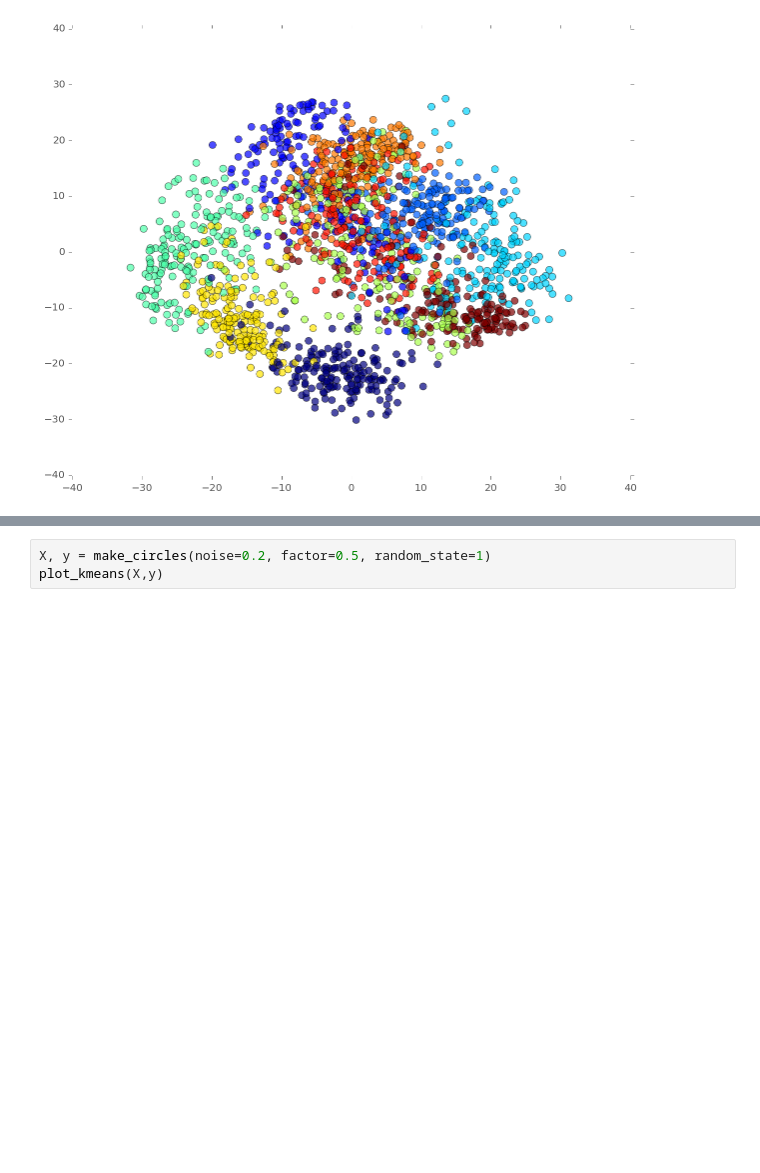
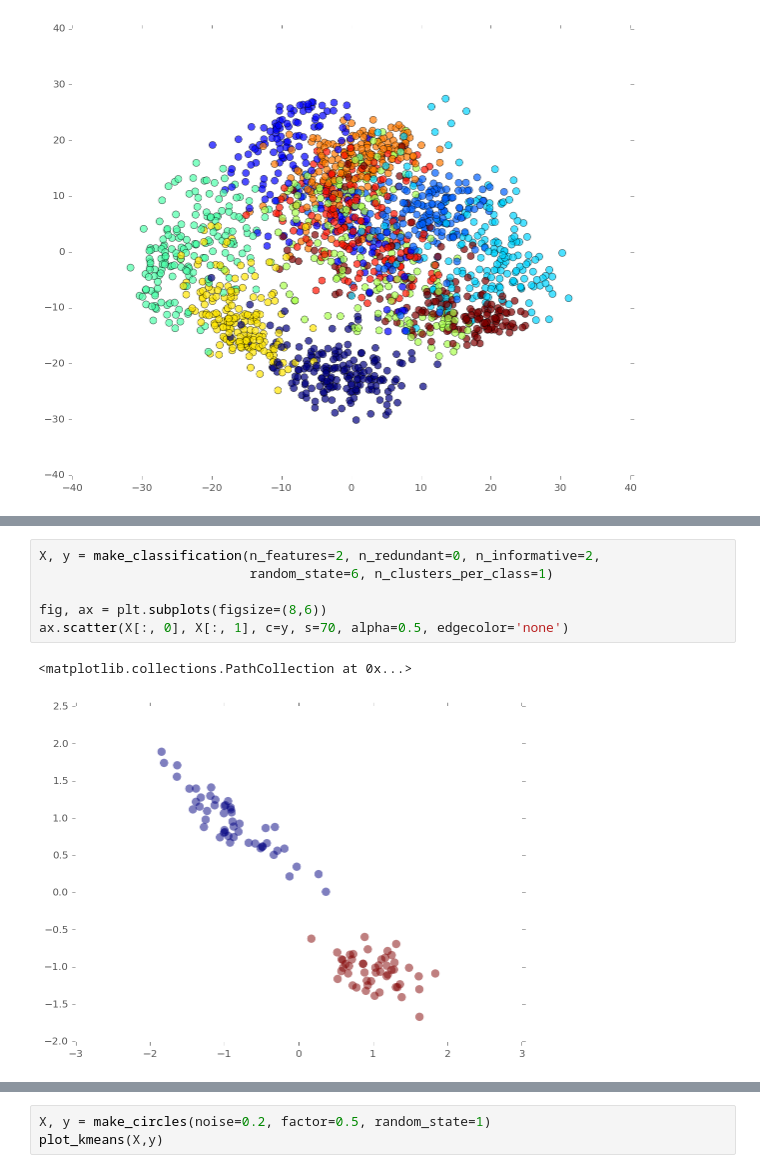
Before and after one commit to mlunacek/meetup_data_science_2016, a Jupyter notebook: notebooks/02_unsupervised.ipynb, the cells around one changed output, grey strips where cells are left out. Cells and saved outputs as stored; diff of their text form; blank space fills up the shorter version.

```diff
--- a/notebooks/02_unsupervised.ipynb
+++ b/notebooks/02_unsupervised.ipynb
@@ -52,0 +77,9 @@ from sklearn.datasets import make_circles
+# %%
+X, y = make_classification(n_features=2, n_redundant=0, n_informative=2,
+                           random_state=6, n_clusters_per_class=1)
+
+fig, ax = plt.subplots(figsize=(8,6))
+ax.scatter(X[:, 0], X[:, 1], c=y, s=70, alpha=0.5, edgecolor='none')
+# %% [output]
+<matplotlib.collections.PathCollection at 0x...>
+[figure, added]
```
Also changed, not shown: parts of 12 cells of this notebook, 2 other files.
